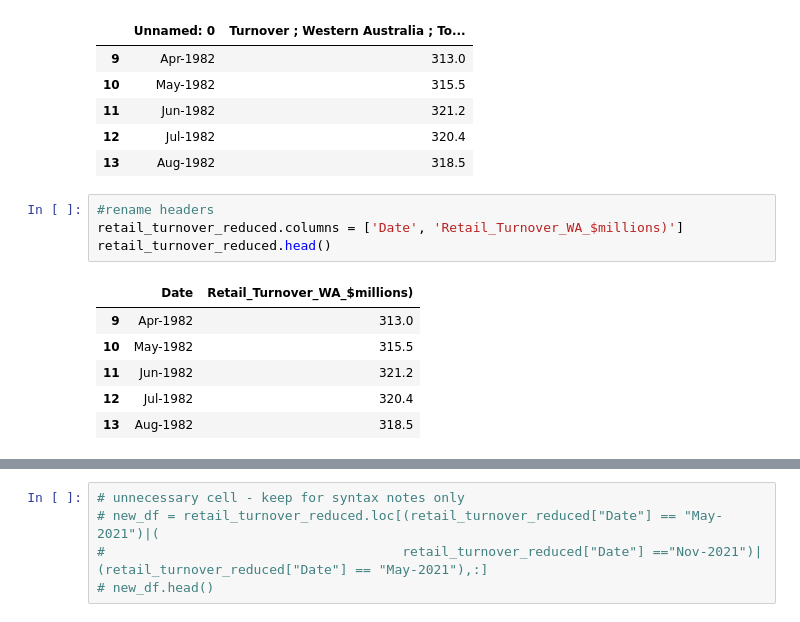
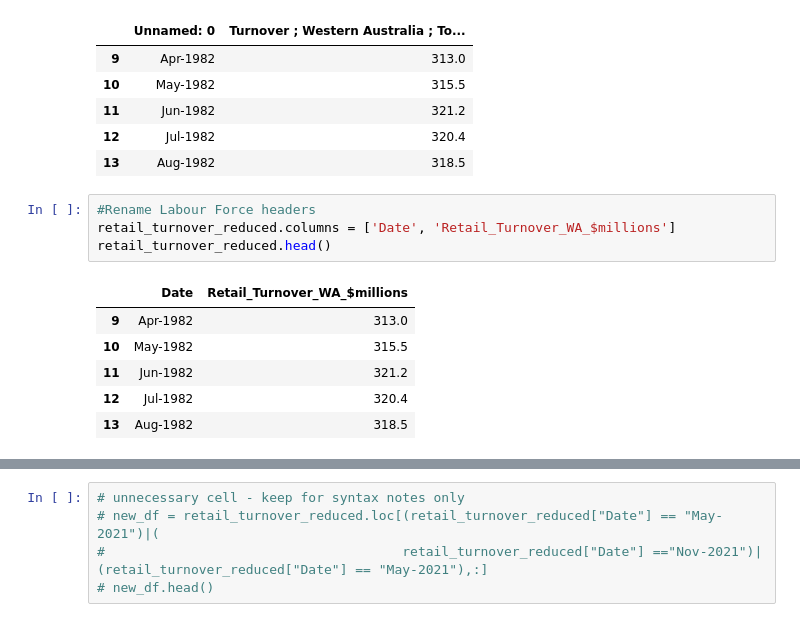
Before and after one commit to EmilyCoxon/Project-2, a Jupyter notebook: ETL_original_code.ipynb, the cells around one changed output, grey strips where cells are left out. Cells and saved outputs as stored; diff of their text form.

```diff
--- a/ETL_original_code.ipynb
+++ b/ETL_original_code.ipynb
@@ -207,11 +208,11 @@ retail_turnover_reduced.head()
 | 12 | Jul-1982 | 320.4 |
 | 13 | Aug-1982 | 318.5 |
 # %%
-#rename headers
-retail_turnover_reduced.columns = ['Date', 'Retail_Turnover_WA_$millions)']
+#Rename Labour Force headers
+retail_turnover_reduced.columns = ['Date', 'Retail_Turnover_WA_$millions']
 retail_turnover_reduced.head()
 # %% [output]
-|  | Date | Retail_Turnover_WA_$millions) |
+|  | Date | Retail_Turnover_WA_$millions |
 | 9 | Apr-1982 | 313.0 |
 | 10 | May-1982 | 315.5 |
 | 11 | Jun-1982 | 321.2 |
```
Also changed, not shown: parts of 4 cells of this notebook, 6 other files.
